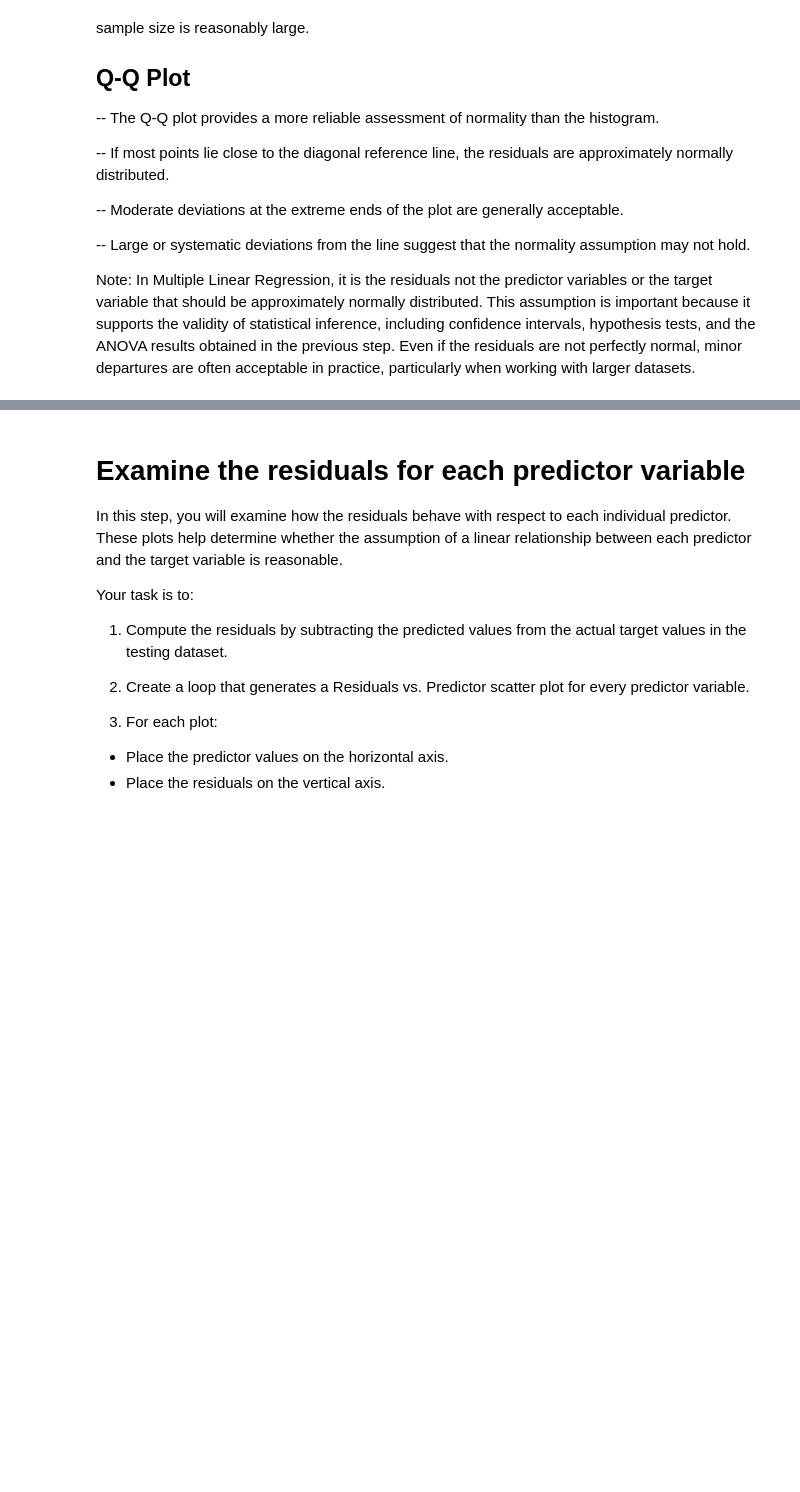
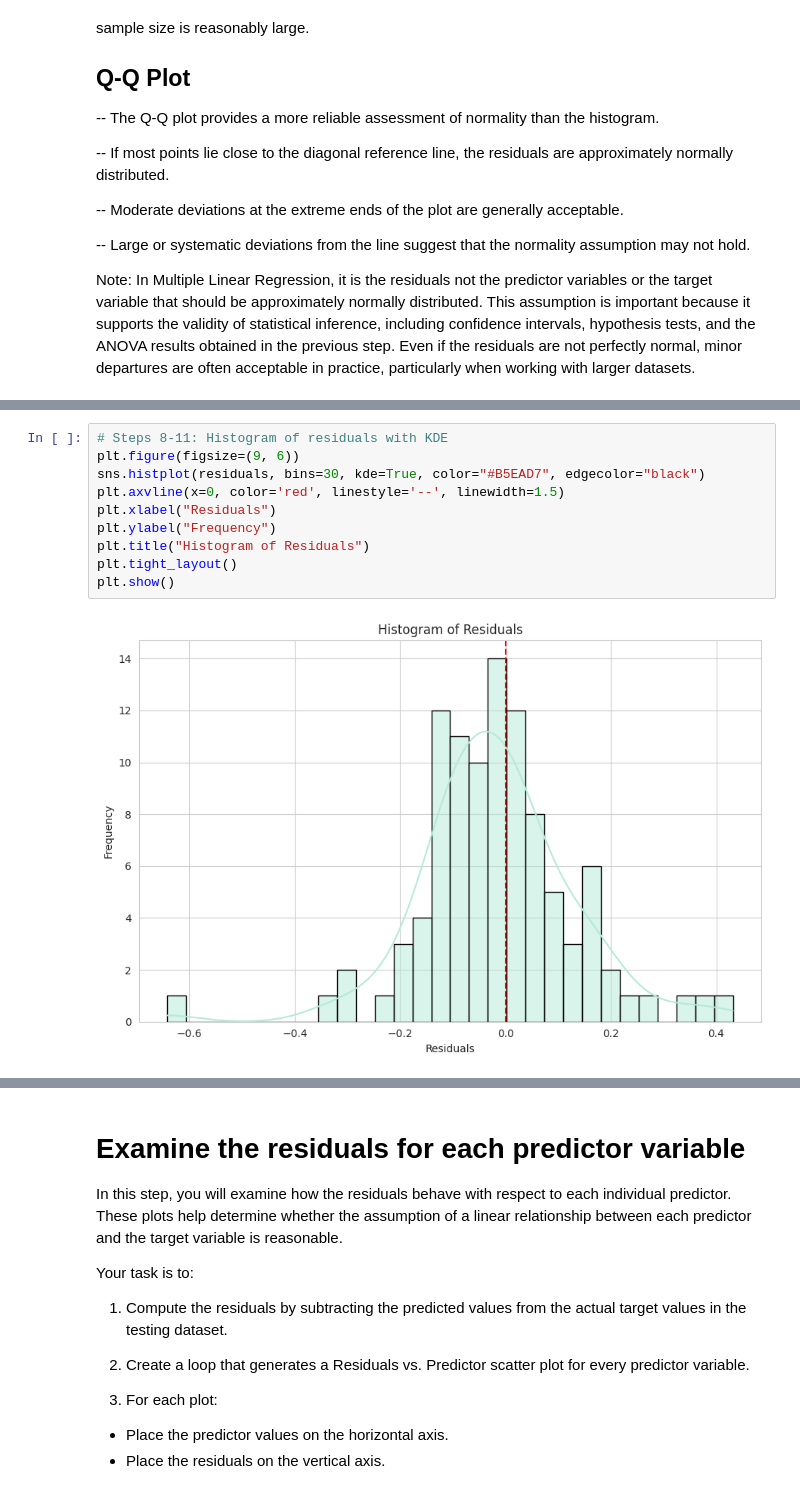
Before and after one commit to JoseAlberto88/Predictive-Analytics-, a Jupyter notebook: DAMO510_Module_03_in_Class_Activity_StarterCode.ipynb, the cells around one changed output, grey strips where cells are left out. Drawn from its saved outputs; the diff is of its cells as text; blank space fills up the shorter version.

```diff
--- a/DAMO510_Module_03_in_Class_Activity_StarterCode.ipynb
+++ b/DAMO510_Module_03_in_Class_Activity_StarterCode.ipynb
@@ -1659,0 +1818,12 @@ Note: In Multiple Linear Regression, it is the residuals not the predictor varia
+# %%
+# Steps 8-11: Histogram of residuals with KDE
+plt.figure(figsize=(9, 6))
+sns.histplot(residuals, bins=30, kde=True, color="#B5EAD7", edgecolor="black")
+plt.axvline(x=0, color='red', linestyle='--', linewidth=1.5)
+plt.xlabel("Residuals")
+plt.ylabel("Frequency")
+plt.title("Histogram of Residuals")
+plt.tight_layout()
+plt.show()
+# %% [output]
+[figure, added]
```
Also changed, not shown: parts of 12 cells of this notebook.
